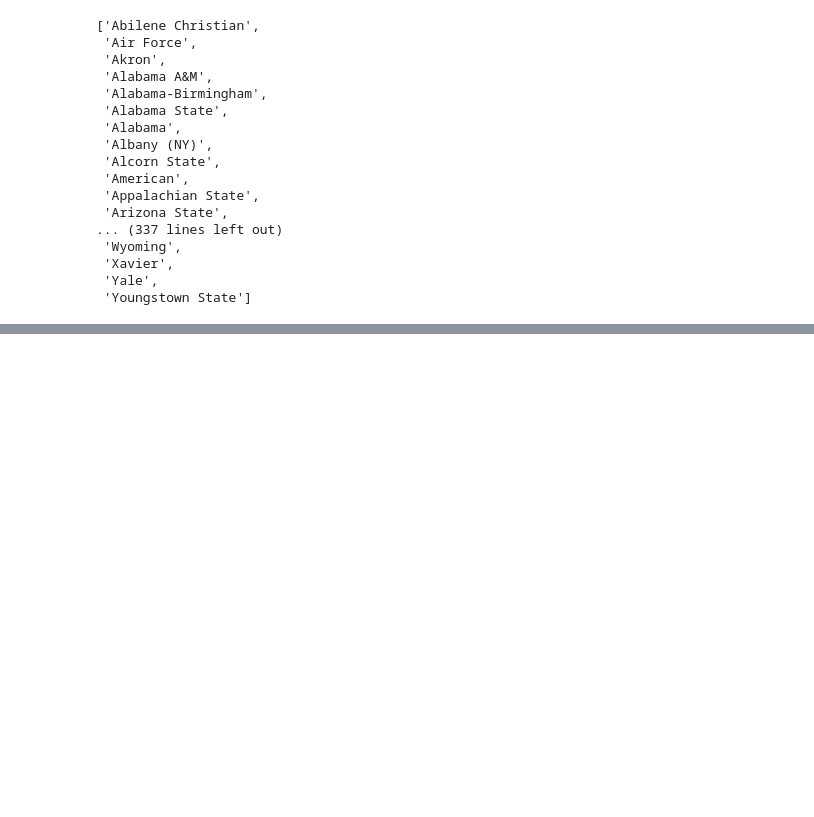
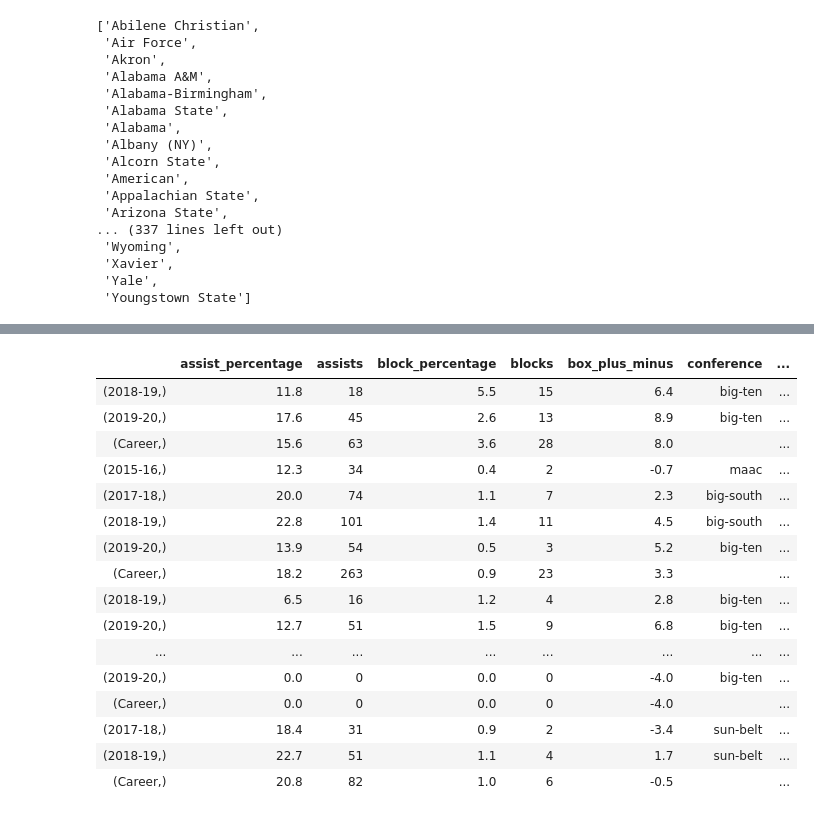
Before and after one commit to aseem645/SIADS591_Project, a Jupyter notebook: Sports_Reference_API.ipynb, the cells around one changed output, grey strips where cells are left out. Cells and saved outputs as stored; diff of their text form; code cells hidden in the pictures; blank space fills up the shorter version.

Commit message:
changing sports ref notebook

```diff
--- a/Sports_Reference_API.ipynb
+++ b/Sports_Reference_API.ipynb
@@ -100,0 +98,8 @@ def roster_aggregation(teams):
+# %%
+#purdue = Roster('PURDUE')
+#purdue.dataframe
+Roster('Purdue')
+for player in purdue.players:
+    # Prints the name of all players who played for Purdue in the most
+    # recent season.
+    print(player.name)
@@ -100,0 +108,77 @@ def roster_aggregation(teams):
+# %%
+#from sportsreference.ncaab.player import AbstractPlayer
+#zion = AbstractPlayer('zion-williamson-1','Zion Williamson','Assists')
+
+from sportsreference.ncaab.roster import Player
+
+zion_williamson = Player('zion-williamson-1')
+# Prints a Pandas DataFrame of all relevant stats per season for Edwards
+a = zion_williamson.dataframe
+
+carsen_edwards = Player('carsen-edwards-1')
+# Prints a Pandas DataFrame of all relevant stats per season for Edwards
+z = carsen_edwards.dataframe
+a.append(z)
+
+from sportsreference.ncaab.roster import Roster
+from sportsreference.ncaab.roster import Player
+year_range = ['2000-01','2001-02','2002-03','2003-04','2004-05','2005-06','2006-07','2007-08','2008-09','2009-10','2010-11','2011-12','2012-13','2013-14','2014-15','2015-16','2016-17','2017-18','2018-19','2019-20']
+columns = ['assist_percentage', 'assists', 'block_percentage', 'blocks',
+       'box_plus_minus', 'conference', 'defensive_box_plus_minus',
+       'defensive_rebound_percentage', 'defensive_rebounds',
+       'defensive_win_shares', 'effective_field_goal_percentage',
+       'field_goal_attempts', 'field_goal_percentage', 'field_goals',
+       'free_throw_attempt_rate', 'free_throw_attempts',
+       'free_throw_percentage', 'free_throws', 'games_played', 'games_started',
+       'height', 'minutes_played', 'offensive_box_plus_minus',
+       'offensive_rebound_percentage', 'offensive_rebounds',
+       'offensive_win_shares', 'personal_fouls', 'player_efficiency_rating',
+       'player_id', 'points', 'points_produced', 'position',
+       'steal_percentage', 'steals', 'team_abbreviation',
+       'three_point_attempt_rate', 'three_point_attempts',
+       'three_point_percentage', 'three_pointers', 'total_rebound_percentage',
+       'total_rebounds', 'true_shooting_percentage', 'turnover_percentage',
+       'turnovers', 'two_point_attempts', 'two_point_percentage',
+       'two_pointers', 'usage_percentage', 'weight', 'win_shares',
+       'win_shares_per_40_minutes']
+team_name = "PURDUE"
+my_string = '-1'
+player_list = []
+purdue = Roster(team_name)
+for player in purdue.players:
+    # Prints the name of all players who played for Purdue in the most
+    # recent season.
+    player_list.append(player.name)
+player_list = [each_string.lower() for each_string in player_list]
+player_list_hyphens = [p.strip().replace(" ", "-") for p in player_list]
+player_list_complete = [s + my_string for s in player_list_hyphens]
+player_list_complete.remove('eric-hunter-jr.-1')
+
+def playerdf(player_lst):
+    player_df = pd.DataFrame(columns=columns)
+    for player in player_lst:
+        x = Player(player)
+        y = x.dataframe
+        player_df = player_df.append(y)
+    return player_df
+playerdf(player_list_complete)
+# carsen_edwards = Player('trevion-williams-1')
+# carsen_edwards.dataframe
+# %% [output]
+|  | assist_percentage | assists | block_percentage | blocks | box_plus_minus | conference | ... |
+| (2018-19,) | 11.8 | 18 | 5.5 | 15 | 6.4 | big-ten | ... |
+| (2019-20,) | 17.6 | 45 | 2.6 | 13 | 8.9 | big-ten | ... |
+| (Career,) | 15.6 | 63 | 3.6 | 28 | 8.0 |  | ... |
+| (2015-16,) | 12.3 | 34 | 0.4 | 2 | -0.7 | maac | ... |
+| (2017-18,) | 20.0 | 74 | 1.1 | 7 | 2.3 | big-south | ... |
+| (2018-19,) | 22.8 | 101 | 1.4 | 11 | 4.5 | big-south | ... |
+| (2019-20,) | 13.9 | 54 | 0.5 | 3 | 5.2 | big-ten | ... |
+| (Career,) | 18.2 | 263 | 0.9 | 23 | 3.3 |  | ... |
+| (2018-19,) | 6.5 | 16 | 1.2 | 4 | 2.8 | big-ten | ... |
+| (2019-20,) | 12.7 | 51 | 1.5 | 9 | 6.8 | big-ten | ... |
+| ... | ... | ... | ... | ... | ... | ... | ... |
+| (2019-20,) | 0.0 | 0 | 0.0 | 0 | -4.0 | big-ten | ... |
+| (Career,) | 0.0 | 0 | 0.0 | 0 | -4.0 |  | ... |
+| (2017-18,) | 18.4 | 31 | 0.9 | 2 | -3.4 | sun-belt | ... |
+| (2018-19,) | 22.7 | 51 | 1.1 | 4 | 1.7 | sun-belt | ... |
+| (Career,) | 20.8 | 82 | 1.0 | 6 | -0.5 |  | ... |
```
Also changed, not shown: parts of 6 cells of this notebook.
